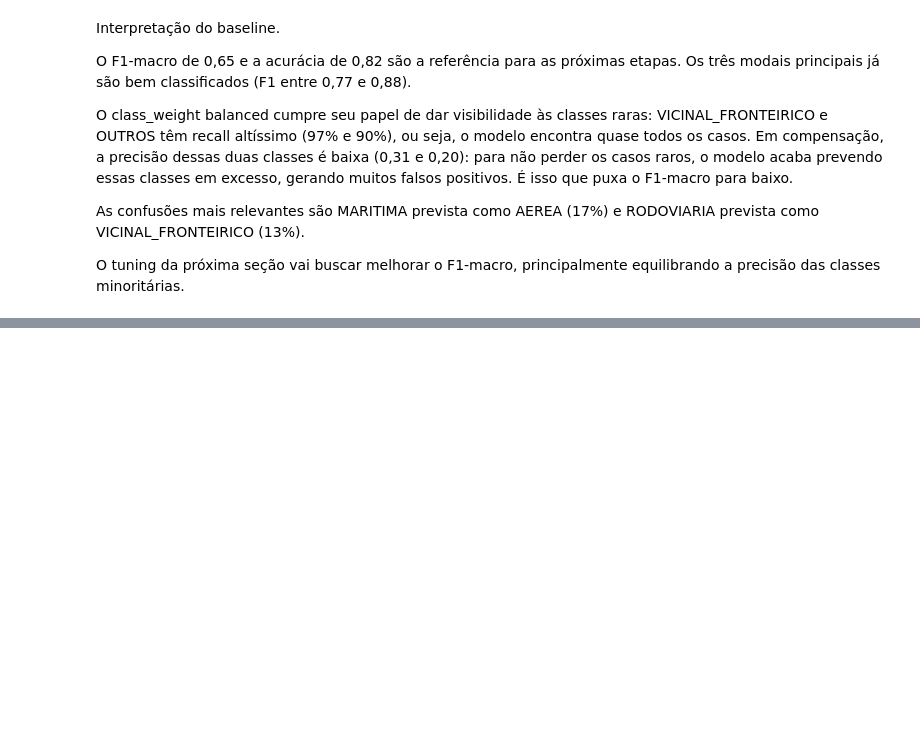
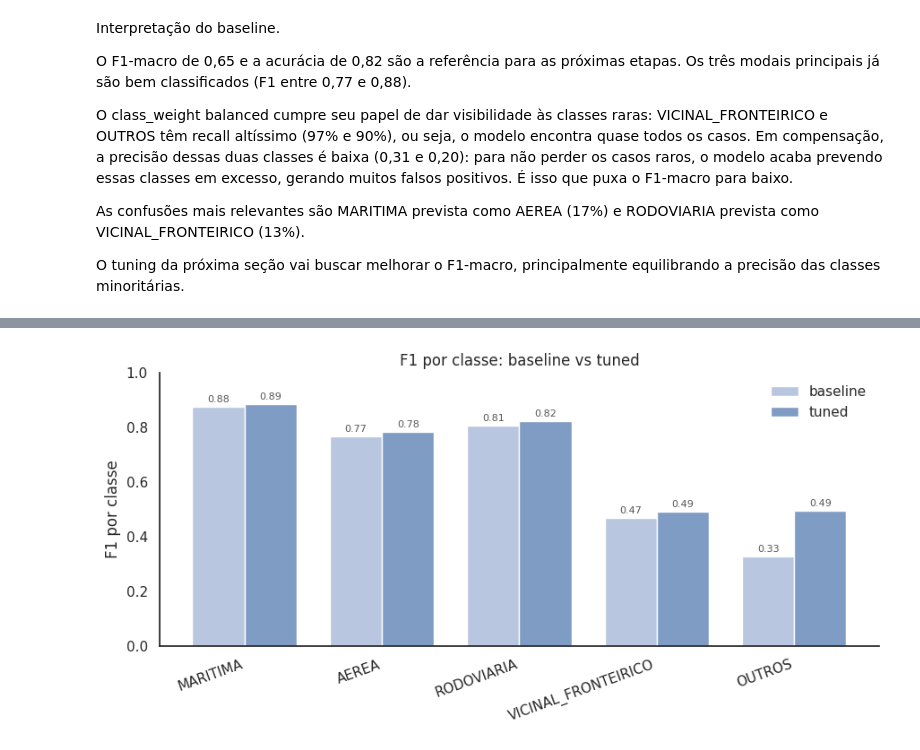
Before and after one commit to PamLissa/br-foreign-trade-analysis, a Jupyter notebook: milestone-4/notebooks/lightgbm_modeling.ipynb, the cells around one changed output, grey strips where cells are left out. Drawn from its saved outputs; the diff is of its cells as text; code cells hidden in the pictures; blank space fills up the shorter version.

```diff
--- a/milestone-4/notebooks/lightgbm_modeling.ipynb
+++ b/milestone-4/notebooks/lightgbm_modeling.ipynb
@@ -355,0 +448,10 @@ O tuning da próxima seção vai buscar melhorar o F1-macro, principalmente equi
+# %%
+# Comparacao antes (baseline) e depois (tuned), geral e por classe
+f1_base = f1_score(y_test, y_pred_baseline, labels=CLASS_ORDER, average=None, zero_division=0)
+f1_tuned = f1_score(y_test, y_pred_tuned, labels=CLASS_ORDER, average=None, zero_division=0)
+
+compare = pd.DataFrame({'baseline': f1_base, 'tuned': f1_tuned}, index=CLASS_ORDER)
+compare.loc['F1-MACRO'] = [f1_macro_baseline, f1_macro_tuned]
+compare.loc['ACURACIA'] = [acc_baseline, acc_tuned]
+compare['delta'] = compare['tuned'] - compare['baseline']
+compare.round(4)
@@ -355,0 +467,26 @@ O tuning da próxima seção vai buscar melhorar o F1-macro, principalmente equi
+# %%
+# F1 por classe: baseline vs tuned
+idx = CLASS_ORDER
+base_vals = compare.loc[idx, 'baseline'].values
+tuned_vals = compare.loc[idx, 'tuned'].values
+pos = np.arange(len(idx))
+w = 0.38
+
+fig, ax = plt.subplots(figsize=(9, 4.5))
+ax.bar(pos - w/2, base_vals, w, label='baseline', color='#b9c6e0')
+ax.bar(pos + w/2, tuned_vals, w, label='tuned', color='#7f9cc4')
+ax.set_xticks(pos)
+ax.set_xticklabels(idx, rotation=20, ha='right')
+ax.set_ylabel('F1 por classe')
+ax.set_ylim(0, 1)
+ax.set_title('F1 por classe: baseline vs tuned')
+ax.legend(frameon=False)
+for p, b, t in zip(pos, base_vals, tuned_vals):
+    ax.text(p - w/2, b + 0.01, f'{b:.2f}', ha='center', va='bottom', fontsize=8, color='#555555')
+    ax.text(p + w/2, t + 0.01, f'{t:.2f}', ha='center', va='bottom', fontsize=8, color='#555555')
+sns.despine()
+plt.tight_layout()
+plt.savefig(RESULTS_DIR / 'baseline_vs_tuned_f1.png', dpi=140, bbox_inches='tight')
+plt.show()
+# %% [output]
+[figure, added]
```
Also changed, not shown: parts of 7 cells of this notebook.
